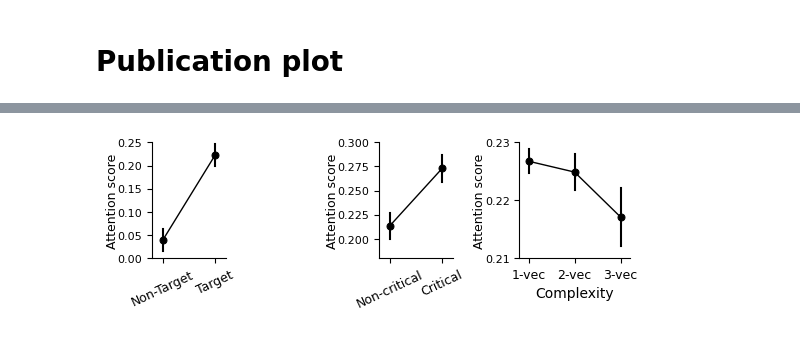
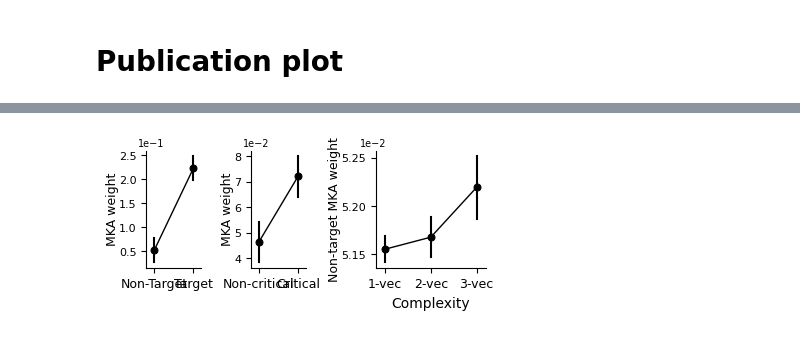
Before and after one commit to ljhearne/LSTNN_public, a Jupyter notebook: scripts/Attention analysis.ipynb, the cells around one changed output, grey strips where cells are left out. Saved outputs shown, nothing was run; the diff lists cells and outputs as text; code cells hidden in the pictures.

```diff
--- a/scripts/Attention analysis.ipynb
+++ b/scripts/Attention analysis.ipynb
@@ -241,5 +120,11 @@ COL
 # %%
-data = results.loc[(results.scope == "all")]
-data = data.groupby(["seed", "cond"]).mean(numeric_only=True).reset_index()
-sns.catplot(data=data, y="mean_value", x="cond", height=3, kind="point", sharey=False)
+data = mkw_results.loc[mkw_results.target==True].copy()
+data = data.groupby(["seed", "condition"]).mean(numeric_only=True).reset_index()
+sns.catplot(data=data, y="value", x="condition", height=3, kind="point", sharey=False)
+plt.show()
+
+data = mkw_results.loc[mkw_results.target==False].copy()
+data = data.groupby(["seed", "condition"]).mean(numeric_only=True).reset_index()
+sns.catplot(data=data, y="value", x="condition", height=3, kind="point", sharey=False)
+plt.show()
 # %% [output]
@@ -565,14 +375,14 @@ pal = [(0.918, 0.451, 0.553),
 
 # create figure
 fig, axs = plt.subplot_mosaic("""
-                              AABBCCDDD
+                              ABCC
                               """,
-                              figsize=(5.4, 1.8),
+                              figsize=(3.96, 1.8),
                               constrained_layout=True)
 
 ax = axs["A"]
 y="value"
-data = target_results.groupby(["seed","target"]).mean(numeric_only=False).reset_index()
+data = mkw_results.groupby(["seed","target"]).mean(numeric_only=False).reset_index()
 sns.pointplot(data=data, x="target", y=y, errorbar=None, color="k", ax=ax, linewidth=1, markersize=5)
 
 # plot within-subject CIs
@@ -583,63 +393,84 @@ for j in range(2):
     ax.plot([j, j], [cis_upper[j], cis_lower[j]], color="k")
 
 ax.tick_params(axis='both', which='major', labelsize=8)
-ax.set_ylabel("Attention score", fontsize=9, labelpad=-1)
-ax.set_xticklabels(labels=["Non-Target", "Target"], fontsize=9, rotation=25)
+ax.set_ylabel("MKA weight", fontsize=9, labelpad=0)
+ax.set_xticklabels(labels=["Non-Target", "Target"], fontsize=9)
 ax.set_xlabel("")
 ax.set_xlim([-0.2, 1.2])
-ax.set_ylim([0, 0.25])
+#ax.set_ylim([0, 0.25])
+#ax.set_yticks([0.0, 0.125, 0.25])
 sns.despine(ax=ax)
+ax.ticklabel_format(axis='y', style='sci', scilimits=(0, 0))
+
+ax.yaxis.get_offset_text().set_fontsize(7)
+offset = ax.yaxis.get_offset_text()
+offset.set_x(-0.15)   # move left/right (axes fraction)
 
 ax = axs["B"]
-ax.set_xticklabels([])
-ax.set_yticklabels([])
-ax.set_xticks([])
-ax.set_yticks([])
-sns.despine(left=True, bottom=True, ax=ax)
-
-ax = axs["C"]
 
 data = inf_results.groupby(["seed", "cell"]).mean(numeric_only=True).reset_index()
 sns.pointplot(data=data, x="cell", y="value", errorbar=None,
               order=["uninformative", "informative"], ax=ax, color="k", linewidth=1, markersize=5, legend=False)
 
 # plot within-subject CIs
 ci_data = np.vstack((data.loc[data.cell == "uninformative", y].values,
                     data.loc[data.cell == "informative", y].values)).T
 cis_upper, cis_lower = cousineau_morey_ci(ci_data)
 for j in range(2):
     ax.plot([j, j], [cis_upper[j], cis_lower[j]], color="k")
 
 ax.tick_params(axis='both', which='major', labelsize=8)
-ax.set_ylabel("Attention score", fontsize=9, labelpad=-1)
-ax.set_xticklabels(labels=["Non-critical", "Critical"], fontsize=9, rotation=25)
+ax.set_ylabel("MKA weight", fontsize=9, labelpad=0)
+ax.set_xticklabels(labels=["Non-critical", "Critical"], fontsize=9)
 ax.set_xlabel("")
 ax.set_xlim([-0.2, 1.2])
-ax.set_ylim([0.18, 0.3])
+# ax.set_ylim([0.18, 0.3])
+# ax.set_yticks([0.20, 0.25, 0.3])
 sns.despine(ax=ax)
+ax.ticklabel_format(axis='y', style='sci', scilimits=(0, 0))
+ax.yaxis.get_offset_text().set_fontsize(7)
+offset = ax.yaxis.get_offset_text()
+offset.set_x(-0.15)   # move left/right (axes fraction)
 
-ax = axs["D"]
+ax = axs["C"]
 
-data = results.loc[(results.scope == "all")]
-data = data.groupby(["seed", "cond"]).mean(numeric_only=True).reset_index()
-sns.pointplot(data=data, x="cond", y="mean_value", errorbar=None, ax=ax, color="k", linewidth=1, markersize=5, legend=False)
+data = mkw_results.loc[mkw_results.target==False].copy()
+data = data.groupby(["seed", "condition"]).mean(numeric_only=True).reset_index()
+y = "value"
+sns.pointplot(data=data, x="condition", y=y, errorbar=None, ax=ax, color="k", linewidth=1, markersize=5, legend=False)
 
 # plot within-subject CIs
-ci_data = np.vstack((data.loc[data.cond == 1, "mean_value"].values,
-                    data.loc[data.cond == 2, "mean_value"].values,
-                    data.loc[data.cond == 3, "mean_value"].values)).T
+ci_data = np.vstack((data.loc[data.condition == 1, y].values,
+                    data.loc[data.condition == 2, y].values,
+                    data.loc[data.condition == 3, y].values)).T
 cis_upper, cis_lower = cousineau_morey_ci(ci_data)
 for j in range(3):
     ax.plot([j, j], [cis_upper[j], cis_lower[j]], color="k")
 
 ax.tick_params(axis='both', which='major', labelsize=8)
-ax.set_ylabel("Attention score", fontsize=9, labelpad=-1)
-ax.set_yticks([0.21, 0.22, 0.23])
+ax.set_ylabel("Non-target MKA weight", fontsize=9, labelpad=0)
+ax.set_yticks([0.0515, 0.0520, 0.0525])
 ax.set_xticklabels(labels=["1-vec", "2-vec", "3-vec"], fontsize=9)
 ax.set_xlabel("Complexity")
 ax.set_xlim([-0.2, 2.2])
 sns.despine(ax=ax)
+ax.ticklabel_format(axis='y', style='sci', scilimits=(0, 0))
+ax.yaxis.get_offset_text().set_fontsize(7)
+offset = ax.yaxis.get_offset_text()
+offset.set_x(-0.15)   # move left/right (axes fraction)
+
+
+
+# fig.subplots_adjust(
+#     left=0.08,
+#     right=0.99,
+#     bottom=0.25,
+#     top=0.95,
+#     wspace=0.12
+# )
+
+
 plt.savefig(f"../figures/attention_stats.svg", bbox_inches='tight')
 plt.show()
 # %% [output]
-[figure, old version]
+[figure, new version]
```
Also changed, not shown: parts of 26 cells of this notebook, 11 other files.
